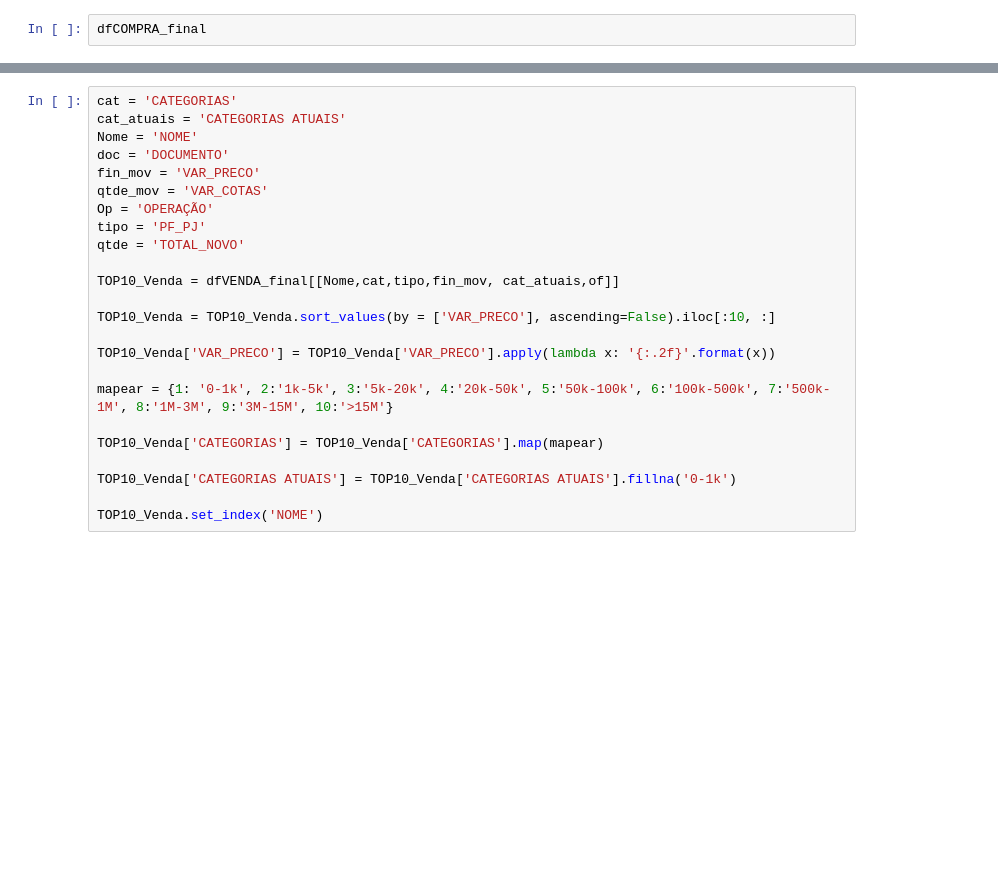
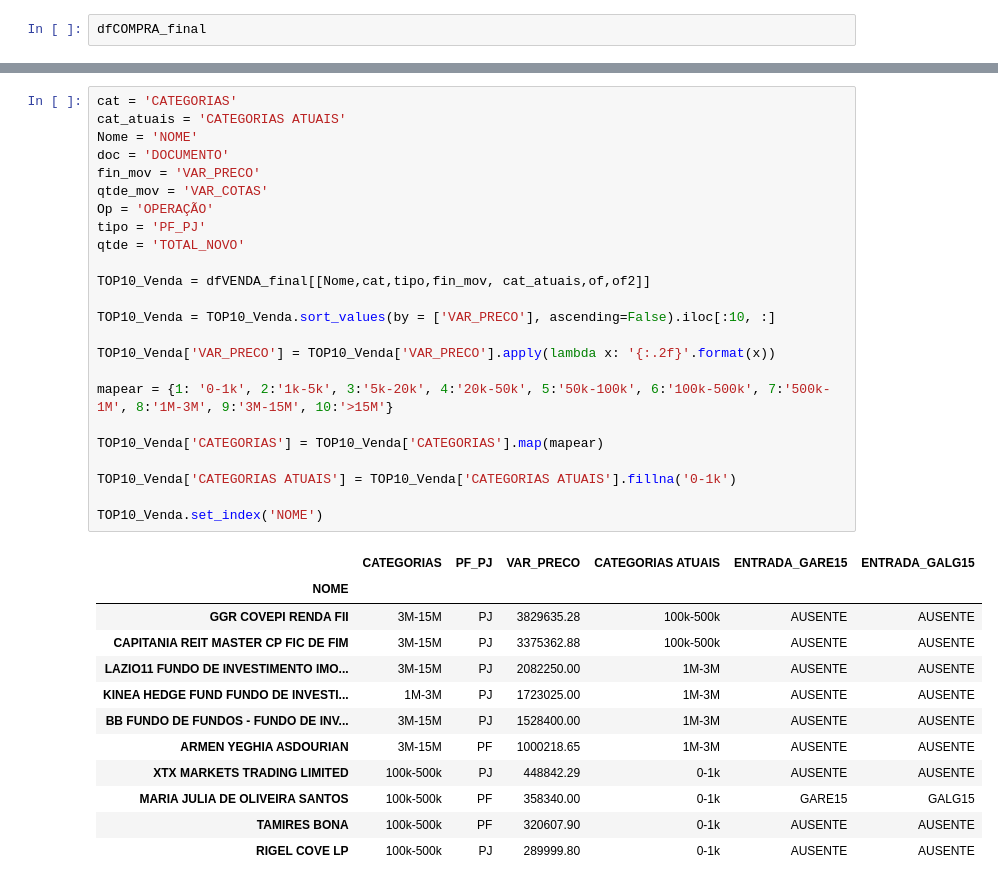
Before and after one commit to LucasFranco-guardian/Relat-rios-Passivo, a Jupyter notebook: SEMANAL.ipynb, the cells around one changed output, grey strips where cells are left out. Drawn from its saved outputs; the diff is of its cells as text; blank space fills up the shorter version.

```diff
--- a/SEMANAL.ipynb
+++ b/SEMANAL.ipynb
@@ -295,24 +358,37 @@ TOP10_Compra
 # %%
 cat = 'CATEGORIAS'
 cat_atuais = 'CATEGORIAS ATUAIS'
 Nome = 'NOME'
 doc = 'DOCUMENTO'
 fin_mov = 'VAR_PRECO'
 qtde_mov = 'VAR_COTAS'
 Op = 'OPERAÇÃO'
 tipo = 'PF_PJ'
 qtde = 'TOTAL_NOVO'
 
-TOP10_Venda = dfVENDA_final[[Nome,cat,tipo,fin_mov, cat_atuais,of]]
+TOP10_Venda = dfVENDA_final[[Nome,cat,tipo,fin_mov, cat_atuais,of,of2]]
 
 TOP10_Venda = TOP10_Venda.sort_values(by = ['VAR_PRECO'], ascending=False).iloc[:10, :]
 
 TOP10_Venda['VAR_PRECO'] = TOP10_Venda['VAR_PRECO'].apply(lambda x: '{:.2f}'.format(x))
 
 mapear = {1: '0-1k', 2:'1k-5k', 3:'5k-20k', 4:'20k-50k', 5:'50k-100k', 6:'100k-500k', 7:'500k-1M', 8:'1M-3M', 9:'3M-15M', 10:'>15M'}
 
 TOP10_Venda['CATEGORIAS'] = TOP10_Venda['CATEGORIAS'].map(mapear)
 
 TOP10_Venda['CATEGORIAS ATUAIS'] = TOP10_Venda['CATEGORIAS ATUAIS'].fillna('0-1k')
 
 TOP10_Venda.set_index('NOME')
+# %% [output]
+|  | CATEGORIAS | PF_PJ | VAR_PRECO | CATEGORIAS ATUAIS | ENTRADA_GARE15 | ENTRADA_GALG15 |
+| NOME |  |  |  |  |  |  |
+| GGR COVEPI RENDA FII | 3M-15M | PJ | 3829635.28 | 100k-500k | AUSENTE | AUSENTE |
+| CAPITANIA REIT MASTER CP FIC DE FIM | 3M-15M | PJ | 3375362.88 | 100k-500k | AUSENTE | AUSENTE |
+| LAZIO11 FUNDO DE INVESTIMENTO IMO... | 3M-15M | PJ | 2082250.00 | 1M-3M | AUSENTE | AUSENTE |
+| KINEA HEDGE FUND FUNDO DE INVESTI... | 1M-3M | PJ | 1723025.00 | 1M-3M | AUSENTE | AUSENTE |
+| BB FUNDO DE FUNDOS - FUNDO DE INV... | 3M-15M | PJ | 1528400.00 | 1M-3M | AUSENTE | AUSENTE |
+| ARMEN YEGHIA ASDOURIAN | 3M-15M | PF | 1000218.65 | 1M-3M | AUSENTE | AUSENTE |
+| XTX MARKETS TRADING LIMITED | 100k-500k | PJ | 448842.29 | 0-1k | AUSENTE | AUSENTE |
+| MARIA JULIA DE OLIVEIRA SANTOS | 100k-500k | PF | 358340.00 | 0-1k | GARE15 | GALG15 |
+| TAMIRES BONA | 100k-500k | PF | 320607.90 | 0-1k | AUSENTE | AUSENTE |
+| RIGEL COVE LP | 100k-500k | PJ | 289999.80 | 0-1k | AUSENTE | AUSENTE |
```
Also changed, not shown: parts of 14 cells of this notebook, 2 other files.
